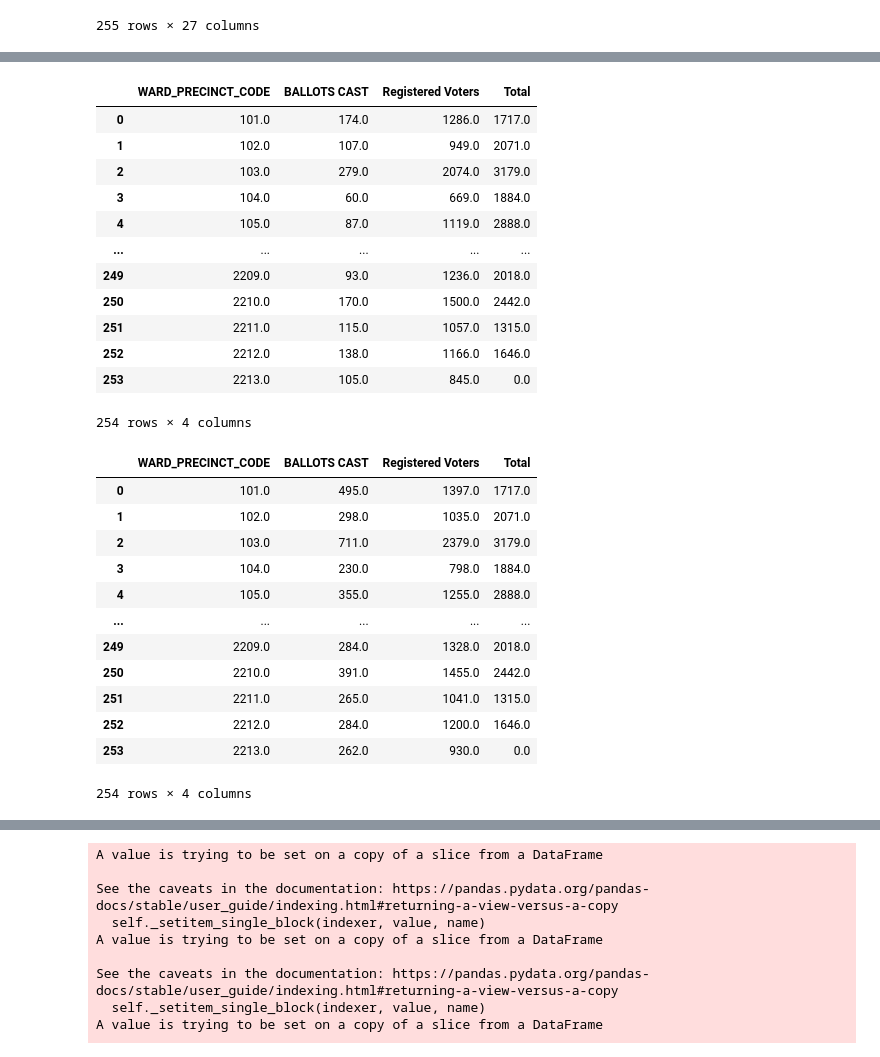
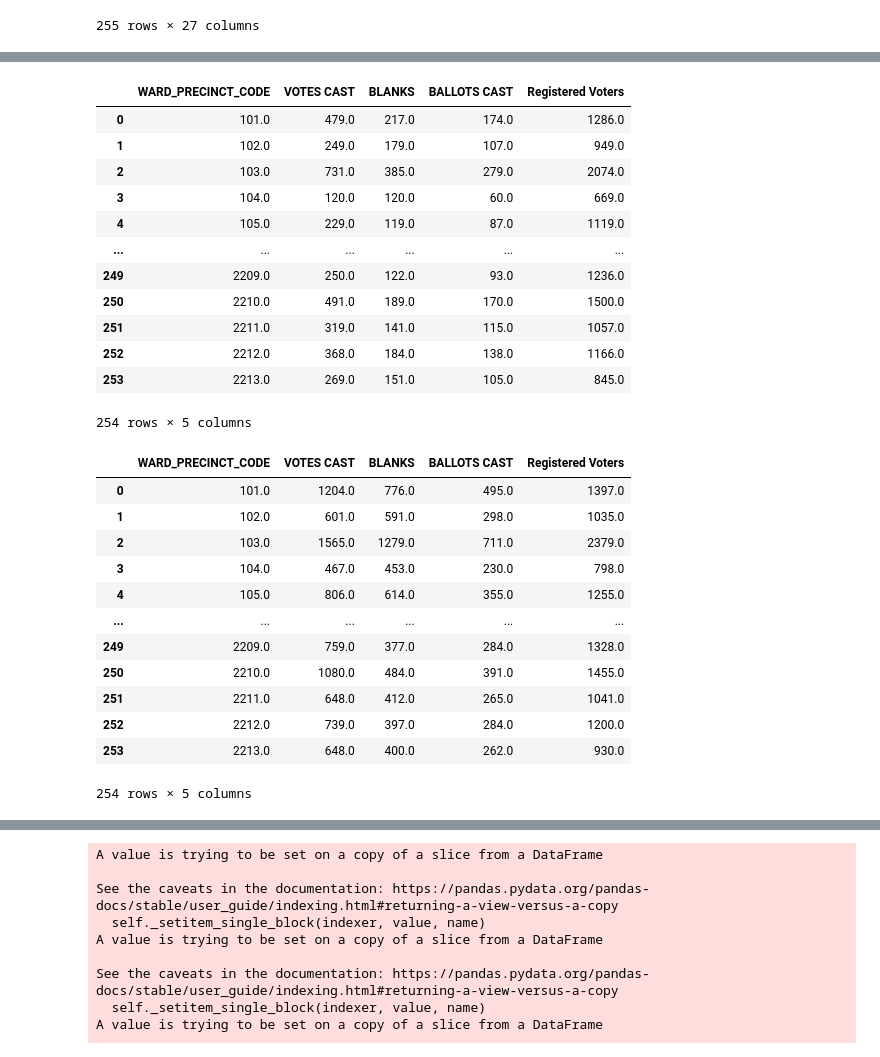
Before and after one commit to yagevlevi/BaystateBanner_Spark, a Jupyter notebook: Voting Patterns/Precincts_To_Neighborhoods.ipynb, the cells around one changed output, grey strips where cells are left out. Cells and saved outputs as stored; diff of their text form; code cells hidden in the pictures.

```diff
--- a/Voting Patterns/Precincts_To_Neighborhoods.ipynb
+++ b/Voting Patterns/Precincts_To_Neighborhoods.ipynb
@@ -249,44 +244,44 @@ df13
 # %%
-df15 = pd.read_csv('City Council/2015_CityCouncil_Race_Turnout_Results.csv')
-temp = df15['Ward']
-df15 = df15[['BALLOTS CAST','Registered Voters', 'Total']]
+df15 = pd.read_csv('City Council/2015_November Municipal (General) City Council At Large Results.csv')
+temp = df15['WP']
+df15 = df15[['VOTES CAST', 'BLANKS', 'BALLOTS CAST', 'Registered Voters']]
 df15.insert(0, 'WARD_PRECINCT_CODE', temp)
 df15 = df15[:254]
-df15['Total'].loc[253] = 0 # MISSING DATA
+#df11['Total'].loc[253] = 0 # MISSING DATA
 df15
 # %% [output]
-|  | WARD_PRECINCT_CODE | BALLOTS CAST | Registered Voters | Total |
-| 0 | 101.0 | 174.0 | 1286.0 | 1717.0 |
-| 1 | 102.0 | 107.0 | 949.0 | 2071.0 |
-| 2 | 103.0 | 279.0 | 2074.0 | 3179.0 |
-| 3 | 104.0 | 60.0 | 669.0 | 1884.0 |
-| 4 | 105.0 | 87.0 | 1119.0 | 2888.0 |
-| ... | ... | ... | ... | ... |
-| 249 | 2209.0 | 93.0 | 1236.0 | 2018.0 |
-| 250 | 2210.0 | 170.0 | 1500.0 | 2442.0 |
-| 251 | 2211.0 | 115.0 | 1057.0 | 1315.0 |
-| 252 | 2212.0 | 138.0 | 1166.0 | 1646.0 |
-| 253 | 2213.0 | 105.0 | 845.0 | 0.0 |
+|  | WARD_PRECINCT_CODE | VOTES CAST | BLANKS | BALLOTS CAST | Registered Voters |
+| 0 | 101.0 | 479.0 | 217.0 | 174.0 | 1286.0 |
+| 1 | 102.0 | 249.0 | 179.0 | 107.0 | 949.0 |
+| 2 | 103.0 | 731.0 | 385.0 | 279.0 | 2074.0 |
+| 3 | 104.0 | 120.0 | 120.0 | 60.0 | 669.0 |
+| 4 | 105.0 | 229.0 | 119.0 | 87.0 | 1119.0 |
+| ... | ... | ... | ... | ... | ... |
+| 249 | 2209.0 | 250.0 | 122.0 | 93.0 | 1236.0 |
+| 250 | 2210.0 | 491.0 | 189.0 | 170.0 | 1500.0 |
+| 251 | 2211.0 | 319.0 | 141.0 | 115.0 | 1057.0 |
+| 252 | 2212.0 | 368.0 | 184.0 | 138.0 | 1166.0 |
+| 253 | 2213.0 | 269.0 | 151.0 | 105.0 | 845.0 |
-254 rows × 4 columns
+254 rows × 5 columns
 # %%
-df17 = pd.read_csv('City Council/2017_CityCouncil_Race_Turnout_Results.csv')
+df17 = pd.read_csv('City Council/2017_November Municipal (General) City Council At Large_Results.csv')
 temp = df17['Ward_Precinct']
-df17 = df17[['BALLOTS CAST','Registered Voters', 'Total']]
+df17 = df17[['VOTES CAST', 'BLANKS', 'BALLOTS CAST', 'Registered Voters']]
 df17.insert(0, 'WARD_PRECINCT_CODE', temp)
 df17 = df17[:254]
-df17['Total'].loc[253] = 0 # MISSING DATA
+#df17['Total'].loc[253] = 0 # MISSING DATA
 df17
 # %% [output]
-|  | WARD_PRECINCT_CODE | BALLOTS CAST | Registered Voters | Total |
-| 0 | 101.0 | 495.0 | 1397.0 | 1717.0 |
-| 1 | 102.0 | 298.0 | 1035.0 | 2071.0 |
-| 2 | 103.0 | 711.0 | 2379.0 | 3179.0 |
-| 3 | 104.0 | 230.0 | 798.0 | 1884.0 |
-| 4 | 105.0 | 355.0 | 1255.0 | 2888.0 |
-| ... | ... | ... | ... | ... |
-| 249 | 2209.0 | 284.0 | 1328.0 | 2018.0 |
-| 250 | 2210.0 | 391.0 | 1455.0 | 2442.0 |
-| 251 | 2211.0 | 265.0 | 1041.0 | 1315.0 |
-| 252 | 2212.0 | 284.0 | 1200.0 | 1646.0 |
-| 253 | 2213.0 | 262.0 | 930.0 | 0.0 |
+|  | WARD_PRECINCT_CODE | VOTES CAST | BLANKS | BALLOTS CAST | Registered Voters |
+| 0 | 101.0 | 1204.0 | 776.0 | 495.0 | 1397.0 |
+| 1 | 102.0 | 601.0 | 591.0 | 298.0 | 1035.0 |
+| 2 | 103.0 | 1565.0 | 1279.0 | 711.0 | 2379.0 |
+| 3 | 104.0 | 467.0 | 453.0 | 230.0 | 798.0 |
+| 4 | 105.0 | 806.0 | 614.0 | 355.0 | 1255.0 |
+| ... | ... | ... | ... | ... | ... |
+| 249 | 2209.0 | 759.0 | 377.0 | 284.0 | 1328.0 |
+| 250 | 2210.0 | 1080.0 | 484.0 | 391.0 | 1455.0 |
+| 251 | 2211.0 | 648.0 | 412.0 | 265.0 | 1041.0 |
+| 252 | 2212.0 | 739.0 | 397.0 | 284.0 | 1200.0 |
+| 253 | 2213.0 | 648.0 | 400.0 | 262.0 | 930.0 |
-254 rows × 4 columns
+254 rows × 5 columns
```
Also changed, not shown: parts of 25 cells of this notebook, 1 other file.
